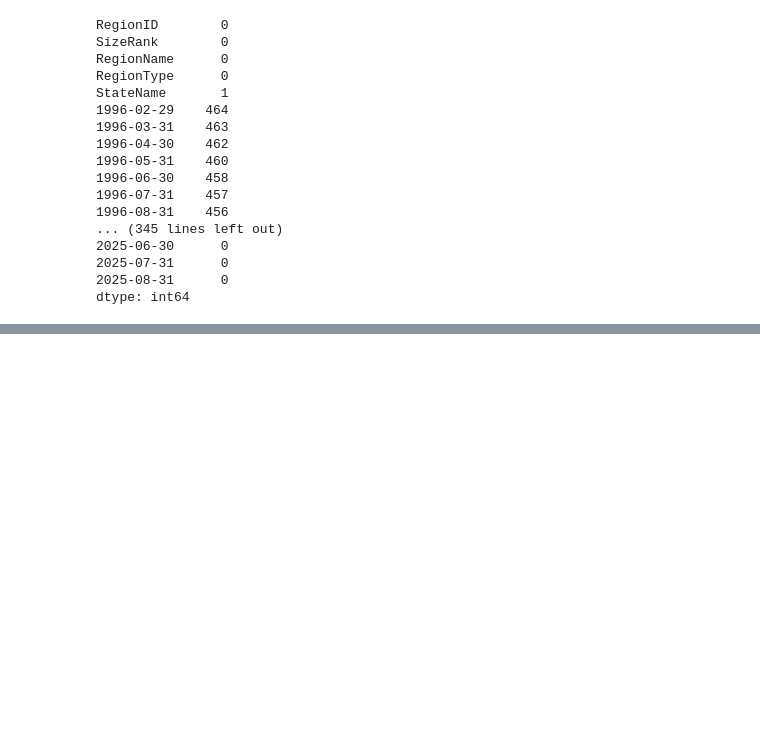
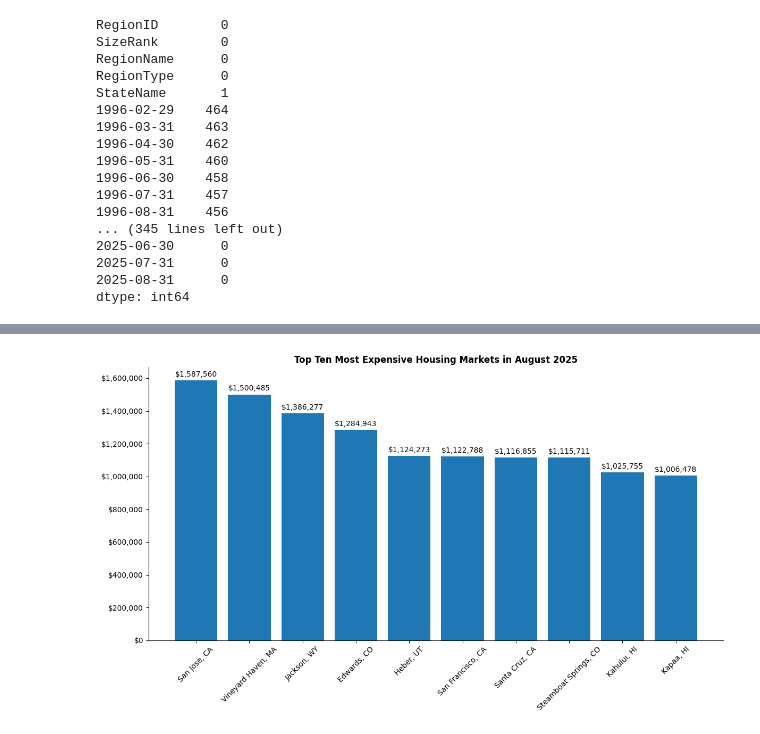
Before and after one commit to denglish-w/code_you_data_analytics_project, a Jupyter notebook: capstone_mid-course_milestone.ipynb, the cells around one changed output, grey strips where cells are left out. Saved outputs shown, nothing was run; the diff lists cells and outputs as text; code cells hidden in the pictures; blank space fills up the shorter version.

```diff
--- a/capstone_mid-course_milestone.ipynb
+++ b/capstone_mid-course_milestone.ipynb
@@ -153,0 +166,2 @@ plt.show()
+# %%
+august_2025_sorted_most_expensive = middle_tier_zhvi_df[['RegionName', '2025-06-30']].sort_values(['2025-06-30'], ascending=False).head(10)
@@ -153,0 +170,2 @@ plt.show()
+# %%
+as_a_series = august_2025_sorted_most_expensive.set_index('RegionName')['2025-06-30']
@@ -153,0 +175,15 @@ plt.show()
+# %%
+plt.figure(figsize=(12,7))
+bars = plt.bar(as_a_series.index, as_a_series.values)
+plt.title("Top Ten Most Expensive Housing Markets in August 2025", fontweight='bold')
+plt.xticks(rotation=45)
+ax = plt.gca()
+ax.spines['top'].set_visible(False)
+ax.spines['right'].set_visible(False)
+ax.yaxis.set_major_formatter(ticker.StrMethodFormatter("${x:,.0f}"))
+ax.bar_label(bars, labels=[f"${value:,.0f}" for value in as_a_series] ,label_type='edge', padding=3, color='black', fontsize=10)
+
+plt.tight_layout()
+plt.show()
+# %% [output]
+[figure, added]
```
Also changed, not shown: parts of 8 cells of this notebook, 2 other files.
